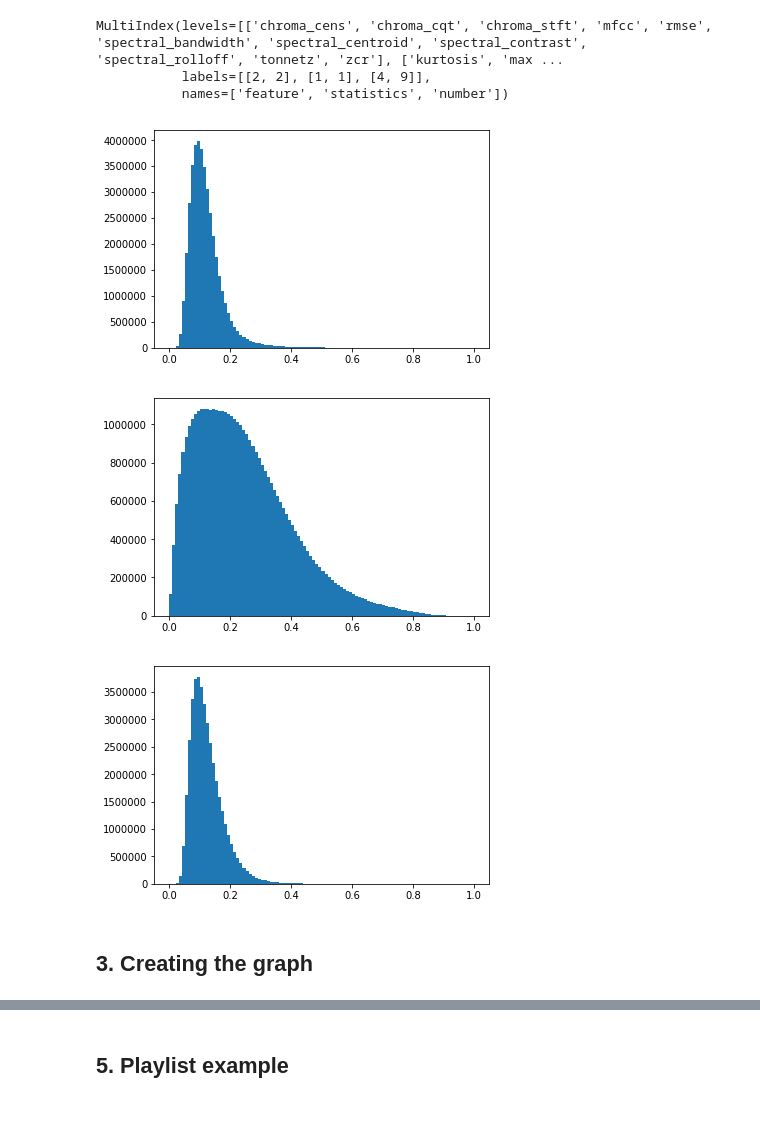
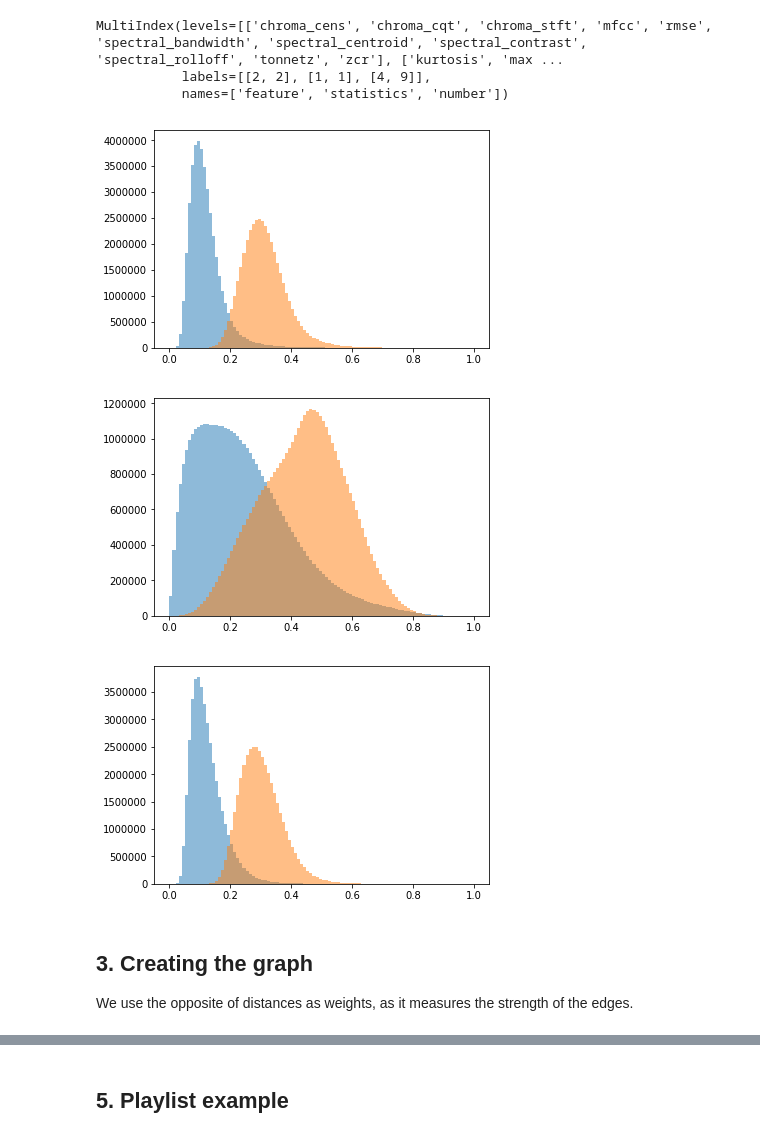
Before and after one commit to padesplaces/ntds_project, a Jupyter notebook: project.ipynb, the cells around one changed output, grey strips where cells are left out. Cells and saved outputs as stored; diff of their text form; code cells hidden in the pictures.

```diff
--- a/project.ipynb
+++ b/project.ipynb
@@ -201,16 +208,19 @@ librosa_euclid_dist = normalized(librosa_euclid_dist)
 # %%
-plt.hist(temporal_cos_dist, bins=100)
+plt.hist(temporal_cos_dist, alpha=0.5, bins=100)
+plt.hist(temporal_euclid_dist, alpha=0.5, bins=100)
 plt.show()
 # %% [output]
-[figure, old version]
+[figure, new version]
 # %%
-plt.hist(audio_cos_dist, bins=100)
+plt.hist(audio_cos_dist, alpha=0.5, bins=100)
+plt.hist(audio_euclid_dist, alpha=0.5, bins=100)
 plt.show()
 # %% [output]
-[figure, old version]
+[figure, new version]
 # %%
-plt.hist(librosa_cos_dist, bins=100)
+plt.hist(librosa_cos_dist, alpha=0.5, bins=100)
+plt.hist(librosa_euclid_dist, alpha=0.5, bins=100)
 plt.show()
 # %% [output]
-[figure, old version]
+[figure, new version]
 # %%
@@ -224,2 +229,0 @@ distances = temporal_coeff*temporal_euclid_dist + audio_coeff*audio_euclid_dist
-# %% [markdown]
-## 3. Creating the graph
@@ -228,0 +236,4 @@ weights = 1 - distances
+# %% [markdown]
+## 3. Creating the graph
+
+We use the opposite of distances as weights, as it measures the strength of the edges.
```
Also changed, not shown: parts of 44 cells of this notebook, 5 other files.
